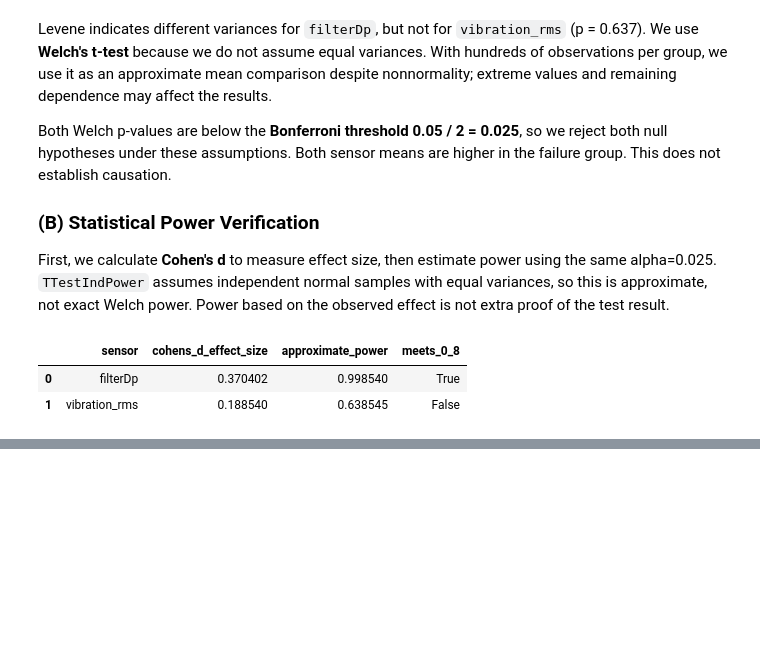
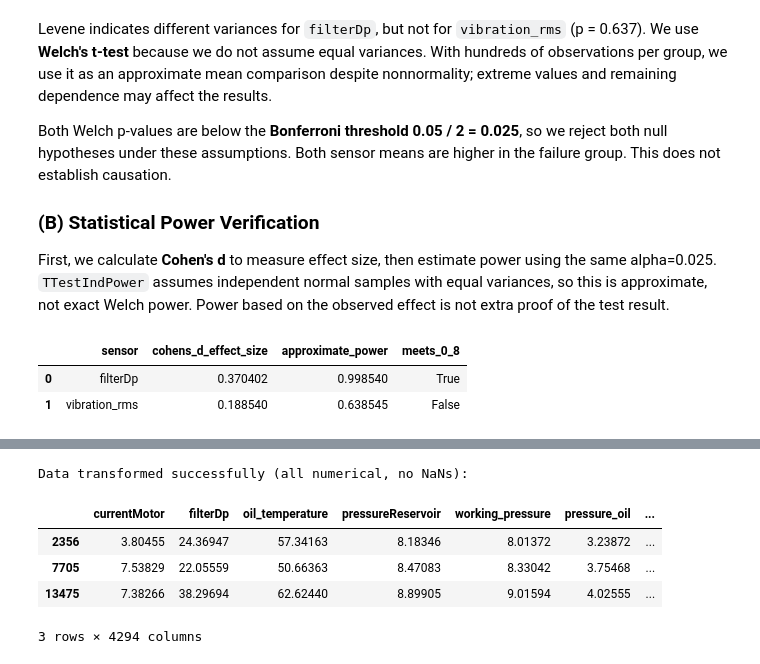
Before and after one commit to moahoukau/IAU-FIIT, a Jupyter notebook: zadanie.ipynb, the cells around one changed output, grey strips where cells are left out. Saved outputs shown, nothing was run; the diff lists cells and outputs as text; code cells hidden in the pictures; blank space fills up the shorter version.

```diff
--- a/zadanie.ipynb
+++ b/zadanie.ipynb
@@ -1426,0 +1461,42 @@ To wrap up the exploratory data analysis, here are the answers to the main proje
+# %%
+from sklearn.impute import SimpleImputer
+from sklearn.preprocessing import OneHotEncoder
+
+# separate num and categroy columns because they require completely different preprocessing steps
+num_cols = X_train.select_dtypes(include=['number']).columns
+cat_cols = X_train.select_dtypes(exclude=['number']).columns
+
+# 1. numeric data - fill missing values using the median
+# we use median instead of mean, because it is a lot more resistant to the extreme sensor outliers we found in Phase 1
+num_imputer = SimpleImputer(strategy='median')
+X_train_num = pd.DataFrame(
+    num_imputer.fit_transform(X_train[num_cols]),
+    columns=num_cols,
+    index=X_train.index
+)
+
+# 2. categorical data - handle missing values first
+# scikit learns imputer crashes on the pandas pd.NA type, so we use native pandas .fillna() to safely label missing text as 'Unknown'
+X_train_cat_imputed = X_train[cat_cols].fillna('Unknown')
+
+# convert the text categories into binary numerical columns (0/1) using one hot encoding
+# this is necessary because models cant read text, and it prevents the model from assuming nominal categories have a mathematical order
+encoder = OneHotEncoder(sparse_output=False, handle_unknown='ignore')
+X_train_cat = pd.DataFrame(
+    encoder.fit_transform(X_train_cat_imputed),
+    columns=encoder.get_feature_names_out(cat_cols),
+    index=X_train.index
+)
+
+# merge the processed num and category features back into a single dataframe for the model
+X_train_ready = pd.concat([X_train_num, X_train_cat], axis=1)
+
+print("Data transformed successfully (all numerical, no NaNs):")
+display(X_train_ready.head(3))
+# %% [output]
+Data transformed successfully (all numerical, no NaNs):
+|  | currentMotor | filterDp | oil_temperature | pressureReservoir | working_pressure | pressure_oil | ... |
+| 2356 | 3.80455 | 24.36947 | 57.34163 | 8.18346 | 8.01372 | 3.23872 | ... |
+| 7705 | 7.53829 | 22.05559 | 50.66363 | 8.47083 | 8.33042 | 3.75468 | ... |
+| 13475 | 7.38266 | 38.29694 | 62.62440 | 8.89905 | 9.01594 | 4.02555 | ... |
+3 rows × 4294 columns
```
Also changed, not shown: parts of 13 cells of this notebook.
